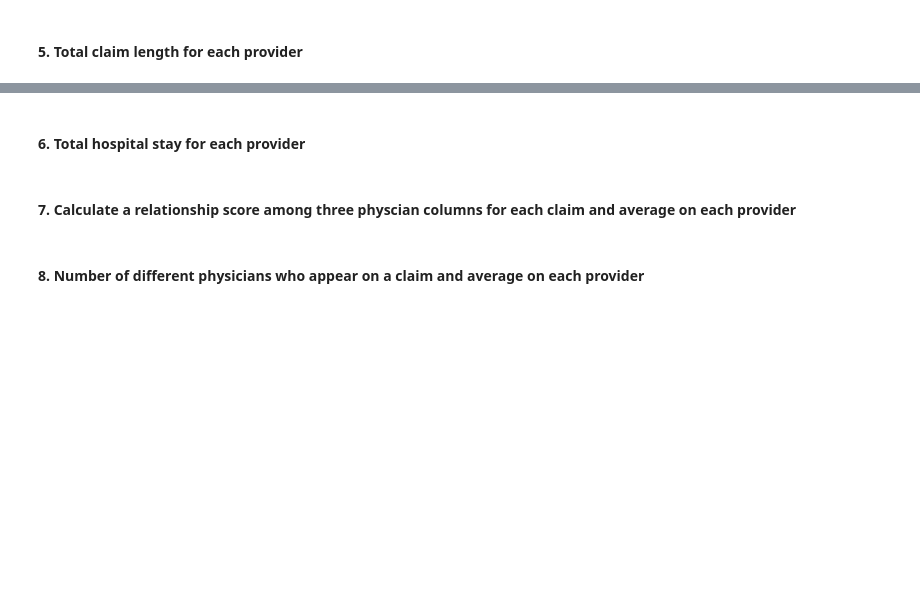
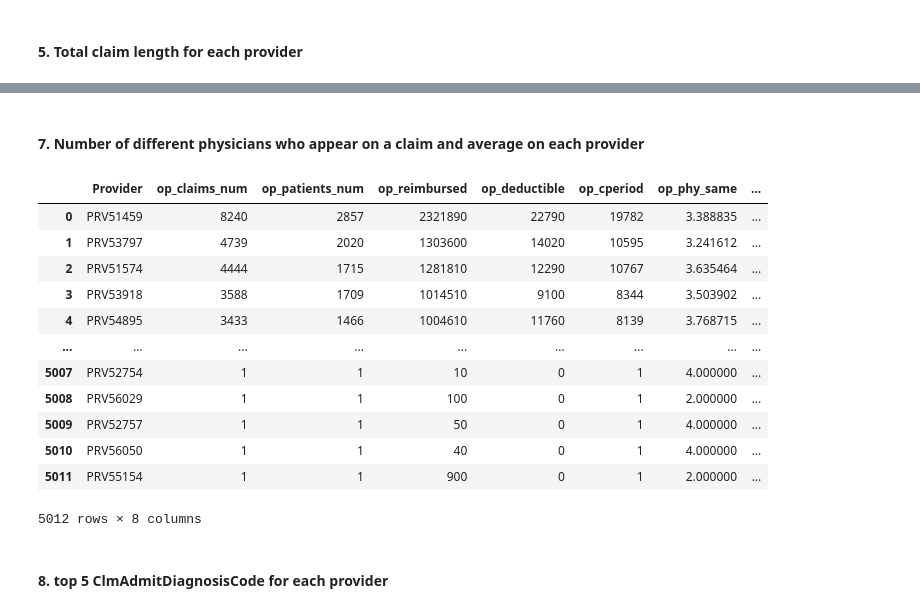
Before and after one commit to yingliu1206/Fraud-detection-In-Health-Care, a Jupyter notebook: code_v2.ipynb, the cells around one changed output, grey strips where cells are left out. Drawn from its saved outputs; the diff is of its cells as text; code cells hidden in the pictures; blank space fills up the shorter version.

Commit message:
add outpatient features

```diff
--- a/code_v2.ipynb
+++ b/code_v2.ipynb
@@ -545,2 +665,16 @@ outpatient columns:
 # %% [markdown]
 #### 5. Total claim length for each provider
+# %%
+startdate = pd.to_datetime(Train_Outpatientdata.ClaimStartDt)
+enddate = pd.to_datetime(Train_Outpatientdata.ClaimEndDt)
+Train_Outpatientdata['Cperiod'] = (enddate - startdate).dt.days+1
+
+df17 = agg_calculation(Train_Outpatientdata,
+                    groupby_col = 'Provider',
+                    agg_col = 'Cperiod',
+                    sort_col = 'op_cperiod',
+                    agg_method_lst = ['sum'],
+                    col_name_lst = ['Provider', 'op_cperiod']
+                       )
+df_merged_op = df_merged_op.merge(df17, how = 'outer', on = 'Provider')
+df_merged_op
@@ -546,0 +697,12 @@ outpatient columns:
+# %%
+Train_Outpatientdata['phy_same'] = Train_Outpatientdata.apply(physician_same, axis=1)
+# %%
+df18 = agg_calculation(Train_Outpatientdata,
+                    groupby_col = 'Provider',
+                    agg_col = 'phy_same',
+                    sort_col = 'op_phy_same',
+                    agg_method_lst = ['mean'],
+                    col_name_lst = ['Provider', 'op_phy_same']
+                       )
+df_merged_op = df_merged_op.merge(df18, how = 'outer', on = 'Provider')
+df_merged_op
@@ -547,6 +723,34 @@ outpatient columns:
+# %% [markdown]
+#### 7. Number of different physicians who appear on a claim and average on each provider
+# %%
+#encoding types of physicians into numeric values
+Train_Outpatientdata[['AttendingPhysician', 'OperatingPhysician', 'OtherPhysician']] = np.where(Train_Outpatientdata[['AttendingPhysician','OperatingPhysician','OtherPhysician']].isnull(), 0, 1)
+
+# number of different physicians who attend a patient
+Train_Outpatientdata['N_Types_Physicians'] = Train_Outpatientdata['AttendingPhysician'] +  Train_Outpatientdata['OperatingPhysician'] + Train_Outpatientdata['OtherPhysician']
+# %%
+df19 = agg_calculation(Train_Outpatientdata,
+                    groupby_col = 'Provider',
+                    agg_col = 'N_Types_Physicians',
+                    sort_col = 'op_N_Types_Physicians',
+                    agg_method_lst = ['mean'],
+                    col_name_lst = ['Provider', 'op_N_Types_Physicians']
+                       )
+df_merged_op = df_merged_op.merge(df19, how = 'outer', on = 'Provider')
+df_merged_op
+# %% [output]
+|  | Provider | op_claims_num | op_patients_num | op_reimbursed | op_deductible | op_cperiod | op_phy_same | ... |
+| 0 | PRV51459 | 8240 | 2857 | 2321890 | 22790 | 19782 | 3.388835 | ... |
+| 1 | PRV53797 | 4739 | 2020 | 1303600 | 14020 | 10595 | 3.241612 | ... |
+| 2 | PRV51574 | 4444 | 1715 | 1281810 | 12290 | 10767 | 3.635464 | ... |
+| 3 | PRV53918 | 3588 | 1709 | 1014510 | 9100 | 8344 | 3.503902 | ... |
+| 4 | PRV54895 | 3433 | 1466 | 1004610 | 11760 | 8139 | 3.768715 | ... |
+| ... | ... | ... | ... | ... | ... | ... | ... | ... |
+| 5007 | PRV52754 | 1 | 1 | 10 | 0 | 1 | 4.000000 | ... |
+| 5008 | PRV56029 | 1 | 1 | 100 | 0 | 1 | 2.000000 | ... |
+| 5009 | PRV52757 | 1 | 1 | 50 | 0 | 1 | 4.000000 | ... |
+| 5010 | PRV56050 | 1 | 1 | 40 | 0 | 1 | 4.000000 | ... |
+| 5011 | PRV55154 | 1 | 1 | 900 | 0 | 1 | 2.000000 | ... |
+5012 rows × 8 columns
 # %% [markdown]
-#### 6. Total hospital stay for each provider
+#### 8. top 5 ClmAdmitDiagnosisCode for each provider
-# %% [markdown]
-#### 7. Calculate a relationship score among three physcian columns for each claim and average on each provider
-# %% [markdown]
-#### 8. Number of different physicians who appear on a claim and average on each provider
```
Also changed, not shown: parts of 27 cells of this notebook.
